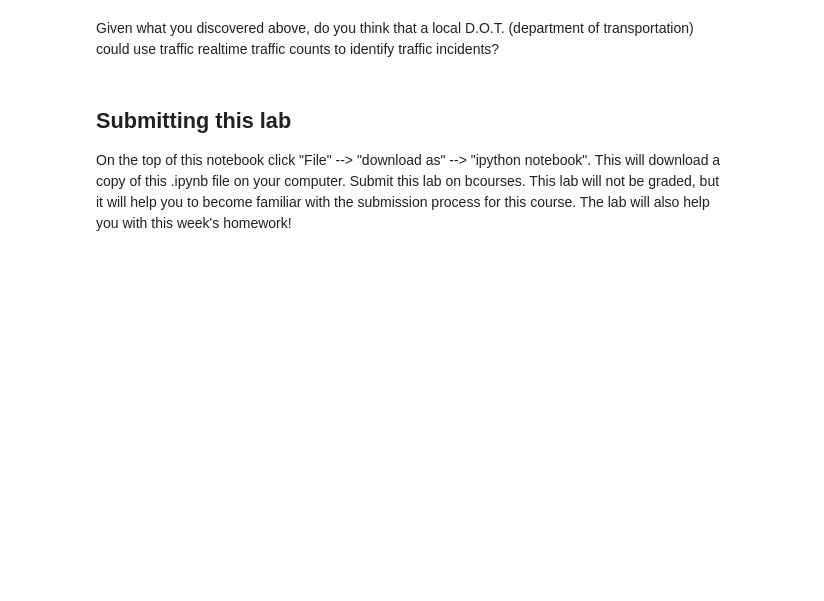
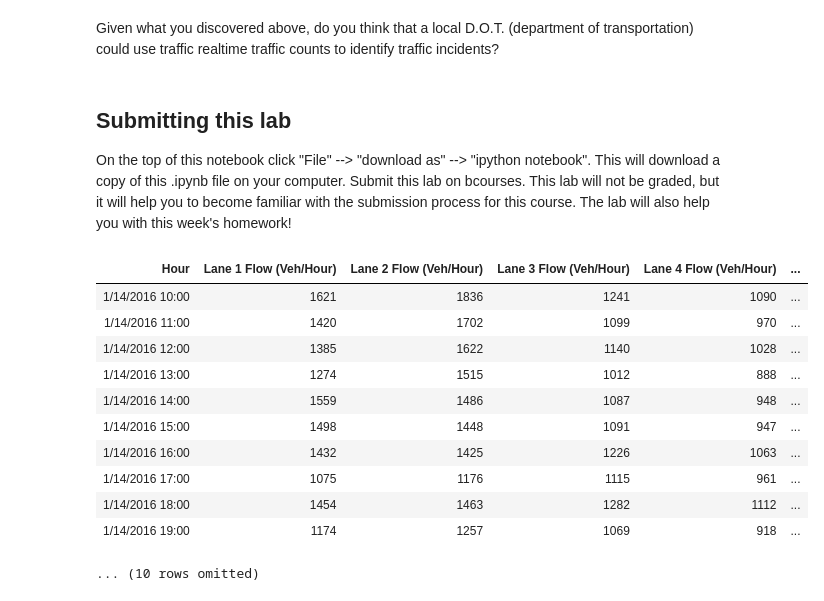
Before and after one commit to akansal1/smart-cities-connector, a Jupyter notebook: demos/Mini-lab 1 - Bay Bridge Traffic Counts.ipynb, the cells around one changed output. Drawn from its saved outputs; the diff is of its cells as text; code cells hidden in the pictures; blank space fills up the shorter version.

```diff
--- a/demos/Mini-lab 1 - Bay Bridge Traffic Counts.ipynb
+++ b/demos/Mini-lab 1 - Bay Bridge Traffic Counts.ipynb
@@ -119,7 +119,24 @@ Given what you discovered above, do you think that a local D.O.T. (department of
 On the top of this notebook click "File" --> "download as" --> "ipython notebook". This will download a copy of this .ipynb file on your computer. Submit this lab on bcourses. This lab will not be graded, but it will help you to become familiar with the submission process for this course. The lab will also help you with this week's homework!
 # %%
 # this will give you the 10-19th row of the data table
-data.rows[[range(10,20)]]
+# data.rows[[range(10,20)]]
+
+
+data_new = data.take[10:30]
+data_new
+# %% [output]
+| Hour | Lane 1 Flow (Veh/Hour) | Lane 2 Flow (Veh/Hour) | Lane 3 Flow (Veh/Hour) | Lane 4 Flow (Veh/Hour) | ... |
+| 1/14/2016 10:00 | 1621 | 1836 | 1241 | 1090 | ... |
+| 1/14/2016 11:00 | 1420 | 1702 | 1099 | 970 | ... |
+| 1/14/2016 12:00 | 1385 | 1622 | 1140 | 1028 | ... |
+| 1/14/2016 13:00 | 1274 | 1515 | 1012 | 888 | ... |
+| 1/14/2016 14:00 | 1559 | 1486 | 1087 | 948 | ... |
+| 1/14/2016 15:00 | 1498 | 1448 | 1091 | 947 | ... |
+| 1/14/2016 16:00 | 1432 | 1425 | 1226 | 1063 | ... |
+| 1/14/2016 17:00 | 1075 | 1176 | 1115 | 961 | ... |
+| 1/14/2016 18:00 | 1454 | 1463 | 1282 | 1112 | ... |
+| 1/14/2016 19:00 | 1174 | 1257 | 1069 | 918 | ... |
+... (10 rows omitted)
 # %%
 # this will give all rows where the hour of data is = 0, 1, or 2
 data.where(data['Hour of the day']<3)
```
Also changed, not shown: parts of 2 cells of this notebook.
